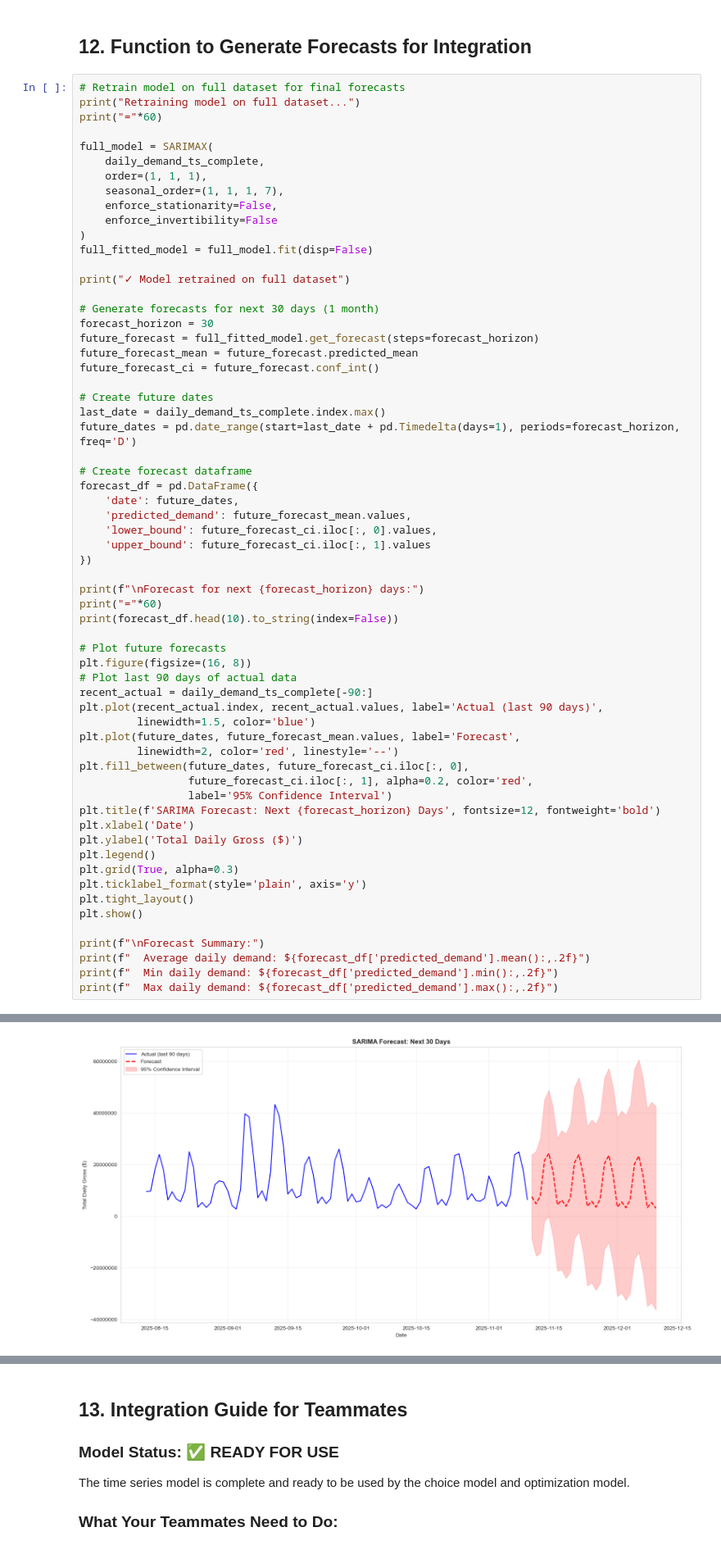
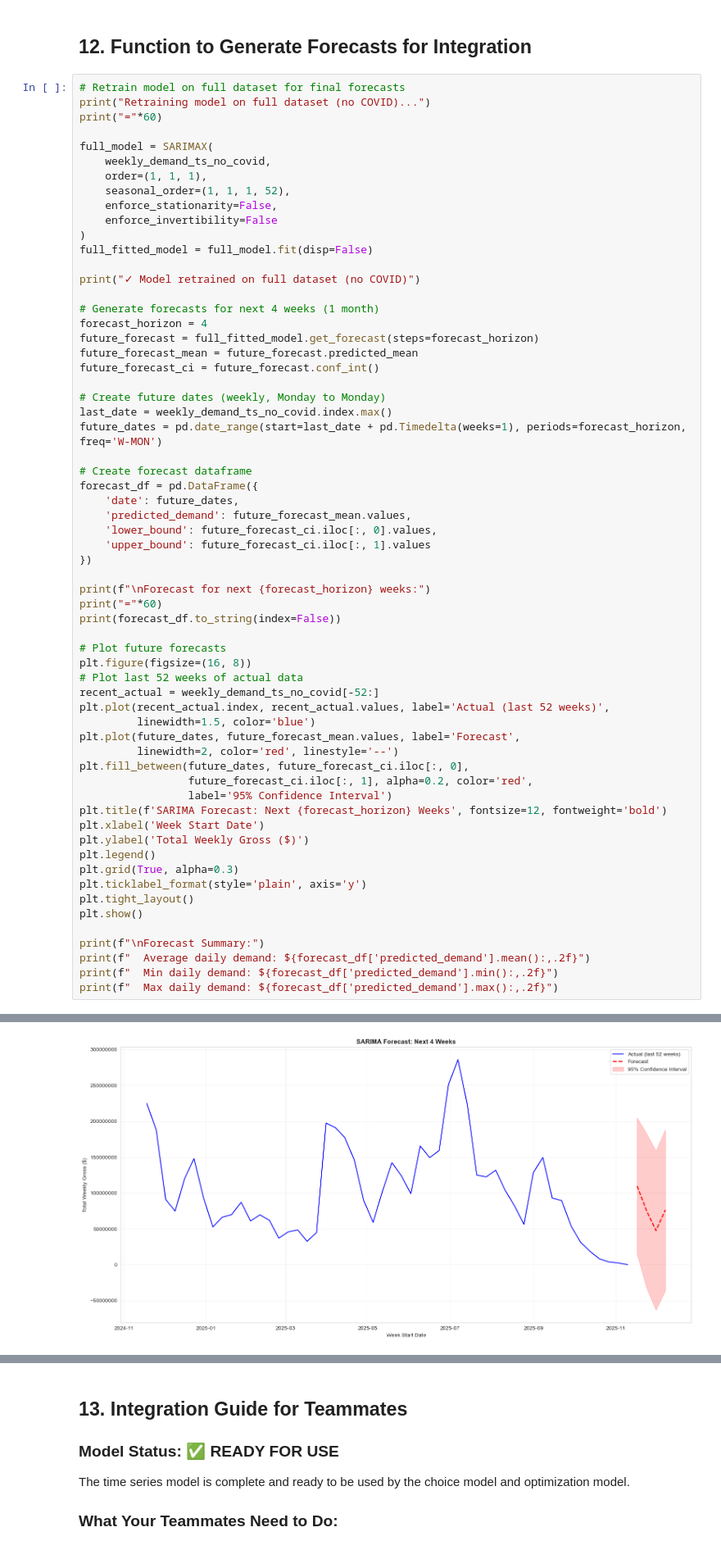
Before and after one commit to skrigel/cinema_by_the_numbers, a Jupyter notebook: predictions/time_series.ipynb, the cells around one changed output, grey strips where cells are left out. Shown at 82% size. Drawn from its saved outputs; the diff is of its cells as text.

```diff
--- a/predictions/time_series.ipynb
+++ b/predictions/time_series.ipynb
@@ -1251,29 +1264,29 @@ Forecast Summary:
 ## 12. Function to Generate Forecasts for Integration
 # %%
 # Retrain model on full dataset for final forecasts
-print("Retraining model on full dataset...")
+print("Retraining model on full dataset (no COVID)...")
 print("="*60)
 
 full_model = SARIMAX(
-    daily_demand_ts_complete,
+    weekly_demand_ts_no_covid,
     order=(1, 1, 1),
-    seasonal_order=(1, 1, 1, 7),
+    seasonal_order=(1, 1, 1, 52),
     enforce_stationarity=False,
     enforce_invertibility=False
 )
 full_fitted_model = full_model.fit(disp=False)
 
-print("✓ Model retrained on full dataset")
+print("✓ Model retrained on full dataset (no COVID)")
 
-# Generate forecasts for next 30 days (1 month)
-forecast_horizon = 30
+# Generate forecasts for next 4 weeks (1 month)
+forecast_horizon = 4
 future_forecast = full_fitted_model.get_forecast(steps=forecast_horizon)
 future_forecast_mean = future_forecast.predicted_mean
 future_forecast_ci = future_forecast.conf_int()
 
-# Create future dates
-last_date = daily_demand_ts_complete.index.max()
-future_dates = pd.date_range(start=last_date + pd.Timedelta(days=1), periods=forecast_horizon, freq='D')
+# Create future dates (weekly, Monday to Monday)
+last_date = weekly_demand_ts_no_covid.index.max()
+future_dates = pd.date_range(start=last_date + pd.Timedelta(weeks=1), periods=forecast_horizon, freq='W-MON')
 
 # Create forecast dataframe
 forecast_df = pd.DataFrame({
@@ -1283,24 +1296,24 @@ forecast_df = pd.DataFrame({
     'upper_bound': future_forecast_ci.iloc[:, 1].values
 })
 
-print(f"\nForecast for next {forecast_horizon} days:")
+print(f"\nForecast for next {forecast_horizon} weeks:")
 print("="*60)
-print(forecast_df.head(10).to_string(index=False))
+print(forecast_df.to_string(index=False))
 
 # Plot future forecasts
 plt.figure(figsize=(16, 8))
-# Plot last 90 days of actual data
-recent_actual = daily_demand_ts_complete[-90:]
-plt.plot(recent_actual.index, recent_actual.values, label='Actual (last 90 days)',
+# Plot last 52 weeks of actual data
+recent_actual = weekly_demand_ts_no_covid[-52:]
+plt.plot(recent_actual.index, recent_actual.values, label='Actual (last 52 weeks)',
          linewidth=1.5, color='blue')
 plt.plot(future_dates, future_forecast_mean.values, label='Forecast',
          linewidth=2, color='red', linestyle='--')
 plt.fill_between(future_dates, future_forecast_ci.iloc[:, 0],
                  future_forecast_ci.iloc[:, 1], alpha=0.2, color='red',
                  label='95% Confidence Interval')
-plt.title(f'SARIMA Forecast: Next {forecast_horizon} Days', fontsize=12, fontweight='bold')
-plt.xlabel('Date')
-plt.ylabel('Total Daily Gross ($)')
+plt.title(f'SARIMA Forecast: Next {forecast_horizon} Weeks', fontsize=12, fontweight='bold')
+plt.xlabel('Week Start Date')
+plt.ylabel('Total Weekly Gross ($)')
 plt.legend()
 plt.grid(True, alpha=0.3)
 plt.ticklabel_format(style='plain', axis='y')
@@ -1332,2 +1339,2 @@ Forecast for next 30 days:
-[figure, old version]
+[figure, new version]
 Forecast Summary:
```
Also changed, not shown: parts of 10 cells of this notebook, 12 other files.
